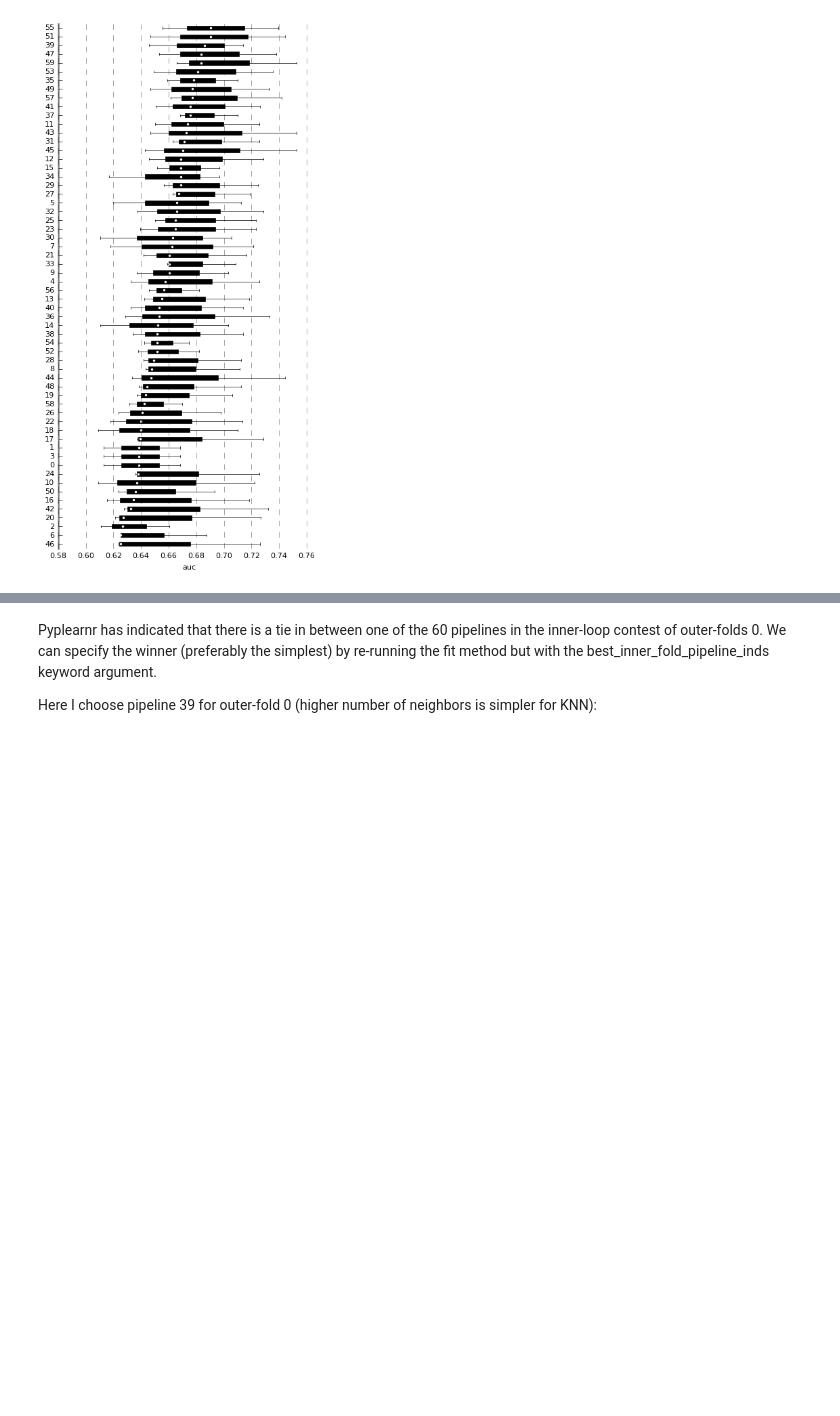
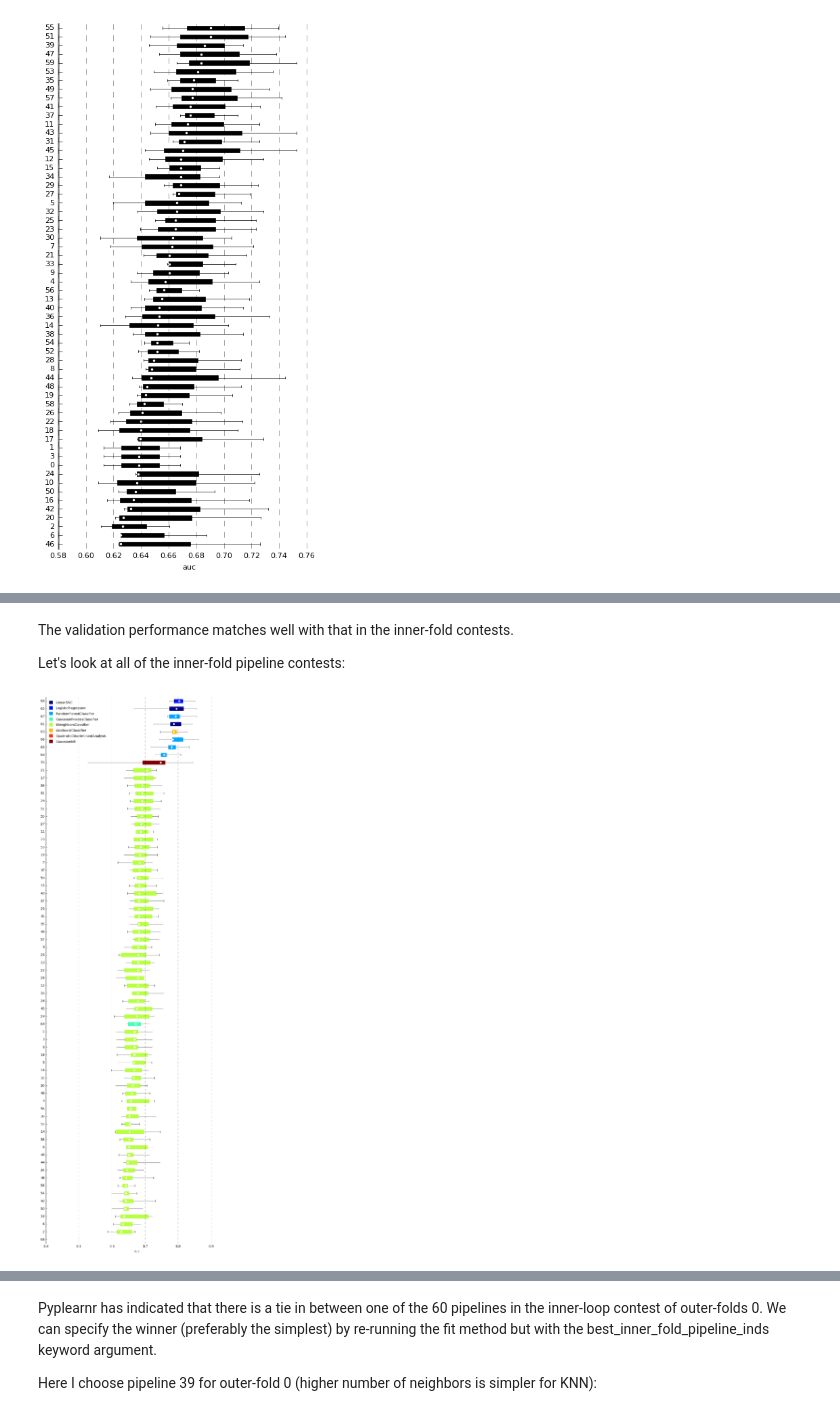
Before and after one commit to JaggedParadigm/pyplearnr, a Jupyter notebook: pyplearnr_demo.ipynb, the cells around one changed output, grey strips where cells are left out. Cells and saved outputs as stored; diff of their text form; code cells hidden in the pictures; blank space fills up the shorter version.

```diff
--- a/pyplearnr_demo.ipynb
+++ b/pyplearnr_demo.ipynb
@@ -253,0 +446,9 @@ kfcv.plot_contest(all_folds=True)
+# %% [markdown]
+The validation performance matches well with that in the inner-fold contests.
+
+Let's look at all of the inner-fold pipeline contests:
+# %%
+%autoreload
+kfcv.plot_contest(all_folds=True, color_by='estimator', color_map='jet', markersize=5, fontsize=10)
+# %% [output]
+[figure, added]
```
Also changed, not shown: parts of 25 cells of this notebook, 2 other files.
